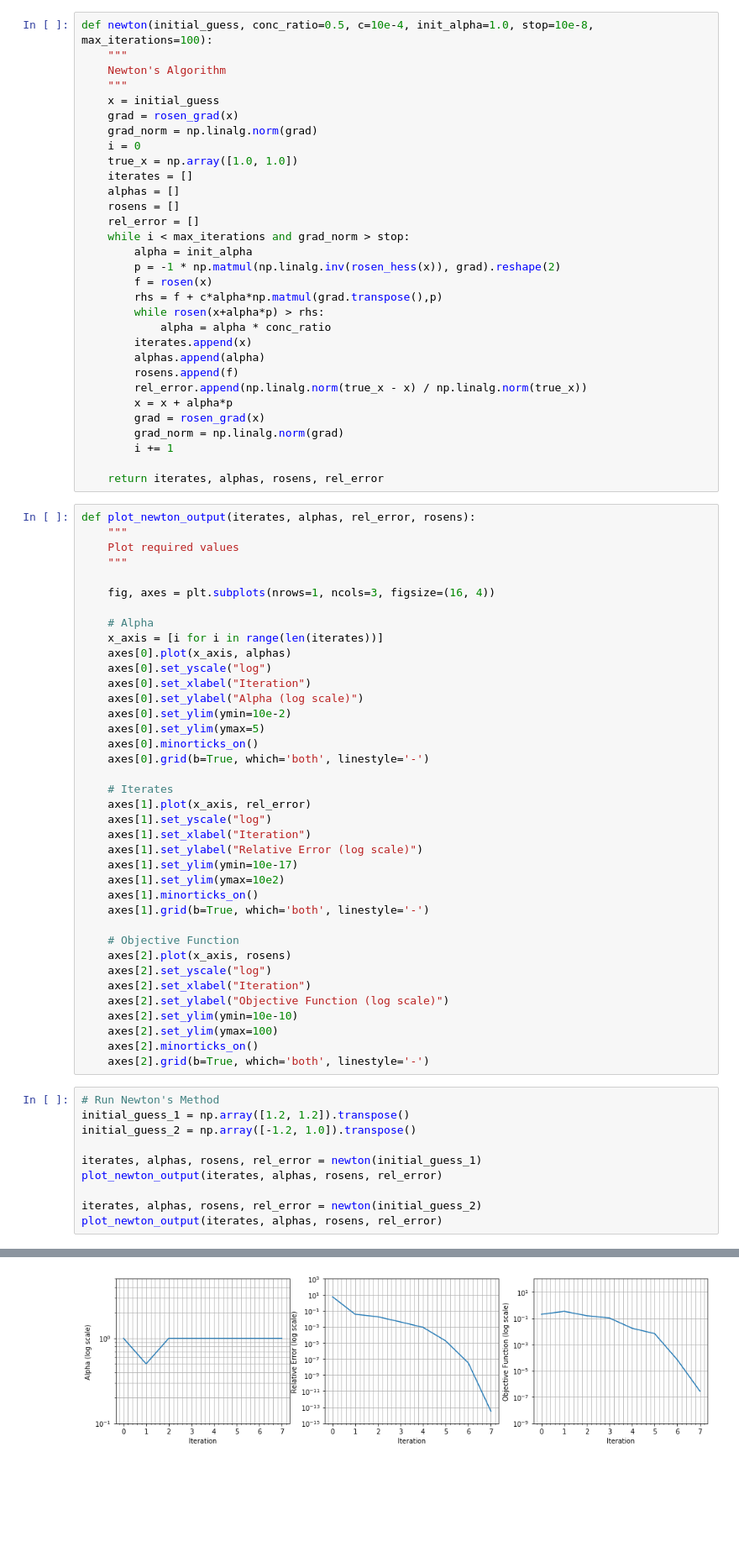
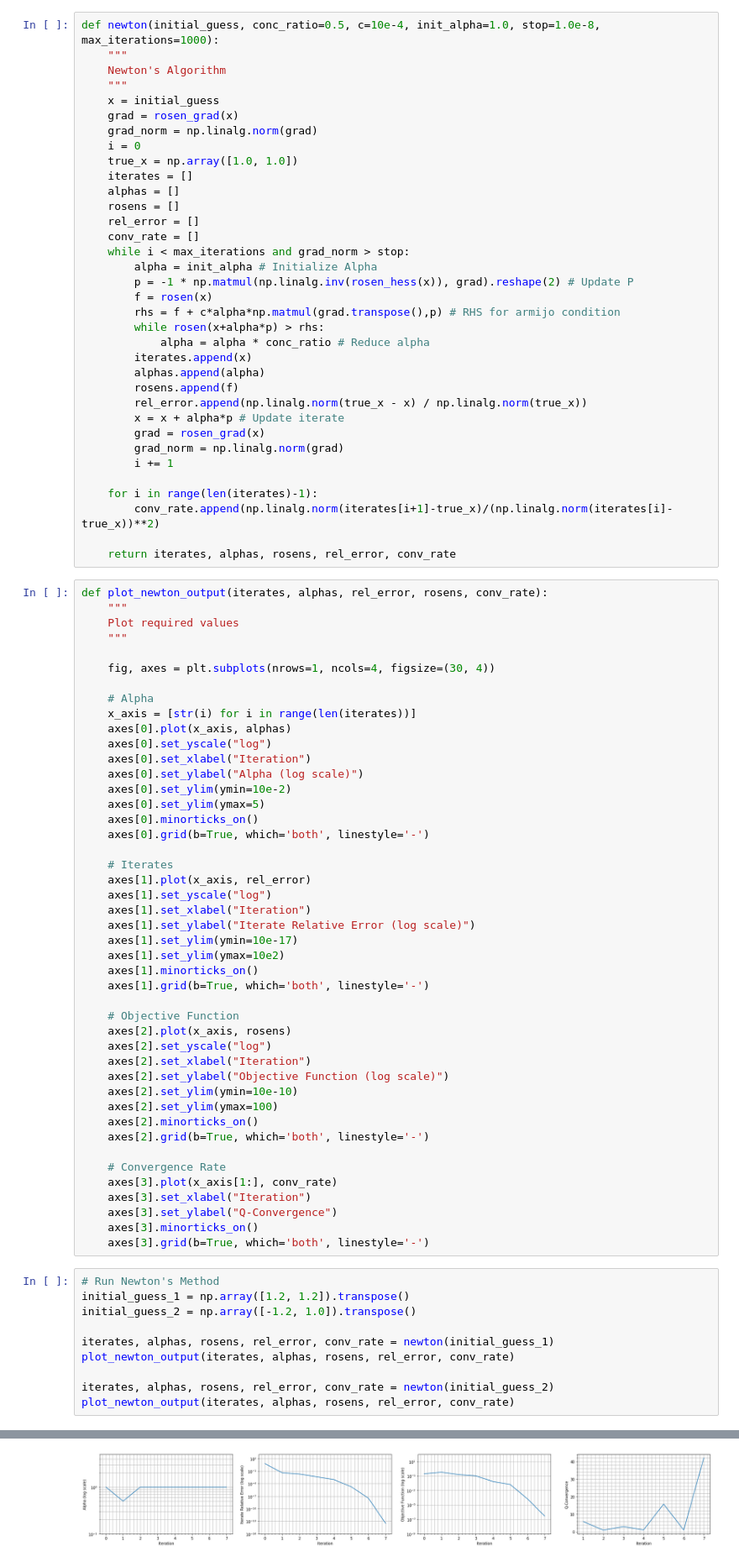
Before and after one commit to shriramrseee/ds211, a Jupyter notebook: mp1/mp1_solution.ipynb, the cells around one changed output, grey strips where cells are left out. Shown at 84% size. Cells and saved outputs as stored; diff of their text form; blank space fills up the shorter version.

```diff
--- a/mp1/mp1_solution.ipynb
+++ b/mp1/mp1_solution.ipynb
@@ -26,7 +28,7 @@ def rosen_hess(x, a=1, b=100):
     return np.array([[12*b*x[0]**2 - 4*b*x[1] + 2, -4*b*x[0]],
                      [-4*b*x[0], 2*b]])
 # %%
-def newton(initial_guess, conc_ratio=0.5, c=10e-4, init_alpha=1.0, stop=10e-8, max_iterations=100):
+def newton(initial_guess, conc_ratio=0.5, c=10e-4, init_alpha=1.0, stop=1.0e-8, max_iterations=1000):
     """
     Newton's Algorithm
     """
@@ -39,33 +41,37 @@ def newton(initial_guess, conc_ratio=0.5, c=10e-4, init_alpha=1.0, stop=10e-8, m
     alphas = []
     rosens = []
     rel_error = []
+    conv_rate = []
     while i < max_iterations and grad_norm > stop:
-        alpha = init_alpha
-        p = -1 * np.matmul(np.linalg.inv(rosen_hess(x)), grad).reshape(2)
+        alpha = init_alpha # Initialize Alpha
+        p = -1 * np.matmul(np.linalg.inv(rosen_hess(x)), grad).reshape(2) # Update P
         f = rosen(x)
-        rhs = f + c*alpha*np.matmul(grad.transpose(),p)
+        rhs = f + c*alpha*np.matmul(grad.transpose(),p) # RHS for armijo condition
         while rosen(x+alpha*p) > rhs:
-            alpha = alpha * conc_ratio
+            alpha = alpha * conc_ratio # Reduce alpha
         iterates.append(x)
         alphas.append(alpha)
         rosens.append(f)
         rel_error.append(np.linalg.norm(true_x - x) / np.linalg.norm(true_x))
-        x = x + alpha*p
+        x = x + alpha*p # Update iterate
         grad = rosen_grad(x)
         grad_norm = np.linalg.norm(grad)
         i += 1
 
-    return iterates, alphas, rosens, rel_error
+    for i in range(len(iterates)-1):
+        conv_rate.append(np.linalg.norm(iterates[i+1]-true_x)/(np.linalg.norm(iterates[i]-true_x))**2)
+
+    return iterates, alphas, rosens, rel_error, conv_rate
 # %%
-def plot_newton_output(iterates, alphas, rel_error, rosens):
+def plot_newton_output(iterates, alphas, rel_error, rosens, conv_rate):
     """
     Plot required values
     """
 
-    fig, axes = plt.subplots(nrows=1, ncols=3, figsize=(16, 4))
+    fig, axes = plt.subplots(nrows=1, ncols=4, figsize=(30, 4))
 
     # Alpha
-    x_axis = [i for i in range(len(iterates))]
+    x_axis = [str(i) for i in range(len(iterates))]
     axes[0].plot(x_axis, alphas)
     axes[0].set_yscale("log")
     axes[0].set_xlabel("Iteration")
@@ -79,7 +85,7 @@ def plot_newton_output(iterates, alphas, rel_error, rosens):
     axes[1].plot(x_axis, rel_error)
     axes[1].set_yscale("log")
     axes[1].set_xlabel("Iteration")
-    axes[1].set_ylabel("Relative Error (log scale)")
+    axes[1].set_ylabel("Iterate Relative Error (log scale)")
     axes[1].set_ylim(ymin=10e-17)
     axes[1].set_ylim(ymax=10e2)
     axes[1].minorticks_on()
@@ -94,14 +100,21 @@ def plot_newton_output(iterates, alphas, rel_error, rosens):
     axes[2].set_ylim(ymax=100)
     axes[2].minorticks_on()
     axes[2].grid(b=True, which='both', linestyle='-')
+
+    # Convergence Rate
+    axes[3].plot(x_axis[1:], conv_rate)
+    axes[3].set_xlabel("Iteration")
+    axes[3].set_ylabel("Q-Convergence")
+    axes[3].minorticks_on()
+    axes[3].grid(b=True, which='both', linestyle='-')
 # %%
 # Run Newton's Method
 initial_guess_1 = np.array([1.2, 1.2]).transpose()
 initial_guess_2 = np.array([-1.2, 1.0]).transpose()
 
-iterates, alphas, rosens, rel_error = newton(initial_guess_1)
-plot_newton_output(iterates, alphas, rosens, rel_error)
+iterates, alphas, rosens, rel_error, conv_rate = newton(initial_guess_1)
+plot_newton_output(iterates, alphas, rosens, rel_error, conv_rate)
 
-iterates, alphas, rosens, rel_error = newton(initial_guess_2)
-plot_newton_output(iterates, alphas, rosens, rel_error)
+iterates, alphas, rosens, rel_error, conv_rate = newton(initial_guess_2)
+plot_newton_output(iterates, alphas, rosens, rel_error, conv_rate)
 # %% [output]
@@ -108 +122 @@ plot_newton_output(iterates, alphas, rosens, rel_error)
-[figure, old version]
+[figure, new version]
```
Also changed, not shown: parts of 10 cells of this notebook, 3 other files.
